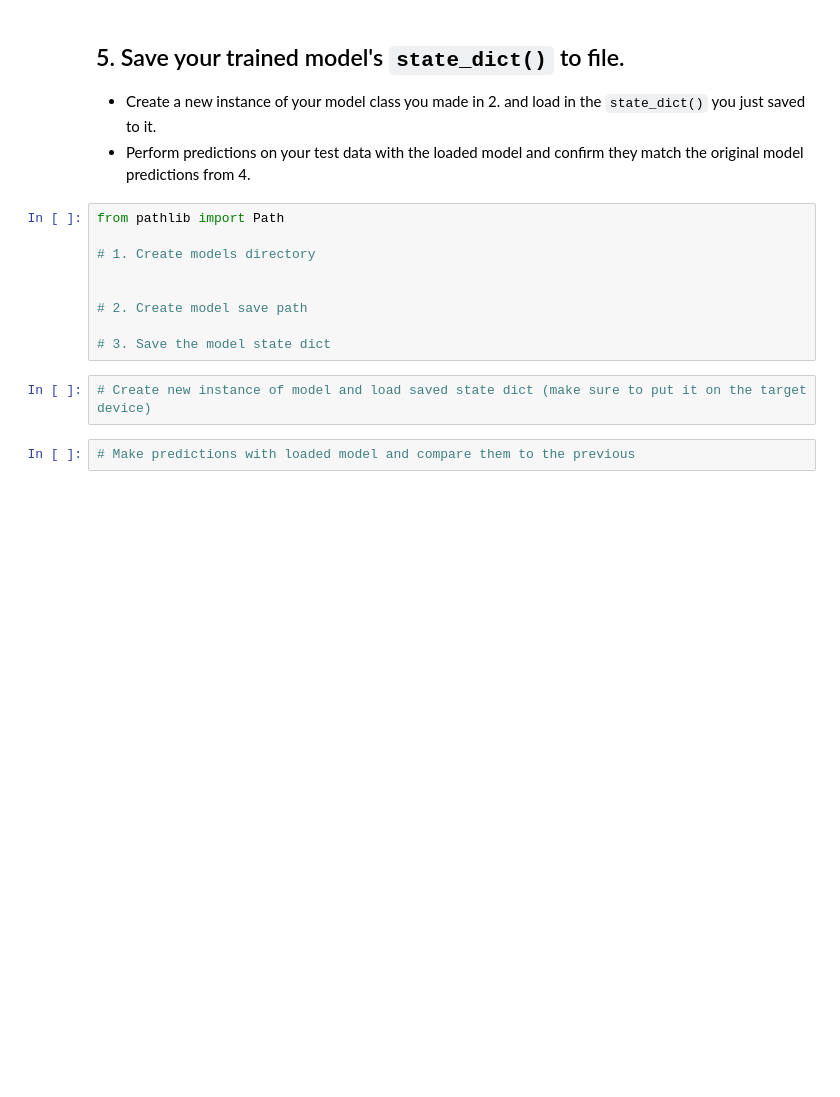
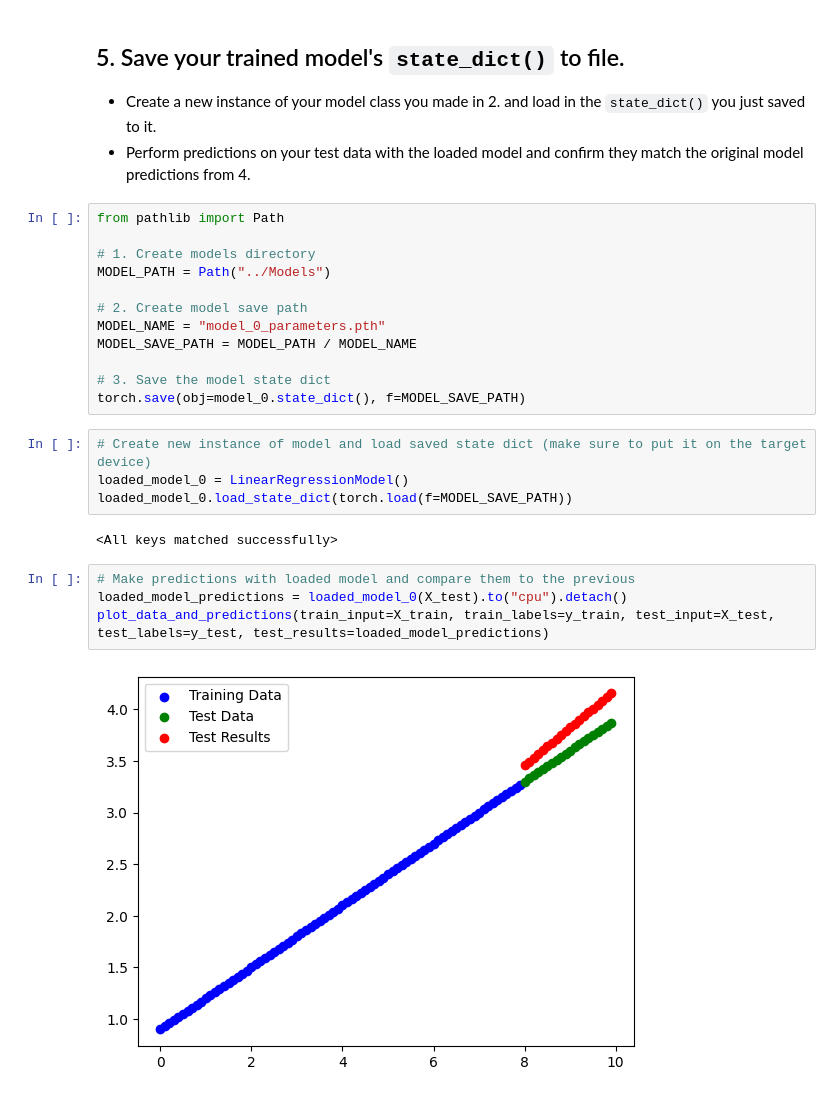
Before and after one commit to Pirate-Hunter-Zoro/Machine-Learning, a Jupyter notebook: Coursework/01_pytorch_workflow/01_pytorch_workflow_exercises.ipynb, the cells around one changed output. Saved outputs shown, nothing was run; the diff lists cells and outputs as text; blank space fills up the shorter version.

```diff
--- a/Coursework/01_pytorch_workflow/01_pytorch_workflow_exercises.ipynb
+++ b/Coursework/01_pytorch_workflow/01_pytorch_workflow_exercises.ipynb
@@ -190,12 +190,23 @@ plot_data_and_predictions(train_input=X_train, train_labels=y_train, test_input=
 from pathlib import Path
 
 # 1. Create models directory
-
+MODEL_PATH = Path("../Models")
 
 # 2. Create model save path
+MODEL_NAME = "model_0_parameters.pth"
+MODEL_SAVE_PATH = MODEL_PATH / MODEL_NAME
 
 # 3. Save the model state dict
+torch.save(obj=model_0.state_dict(), f=MODEL_SAVE_PATH)
 # %%
 # Create new instance of model and load saved state dict (make sure to put it on the target device)
+loaded_model_0 = LinearRegressionModel()
+loaded_model_0.load_state_dict(torch.load(f=MODEL_SAVE_PATH))
+# %% [output]
+<All keys matched successfully>
 # %%
 # Make predictions with loaded model and compare them to the previous
+loaded_model_predictions = loaded_model_0(X_test).to("cpu").detach()
+plot_data_and_predictions(train_input=X_train, train_labels=y_train, test_input=X_test, test_labels=y_test, test_results=loaded_model_predictions)
+# %% [output]
+[figure, added]
```
Also changed, not shown: parts of 2 cells of this notebook, 2 other files.
